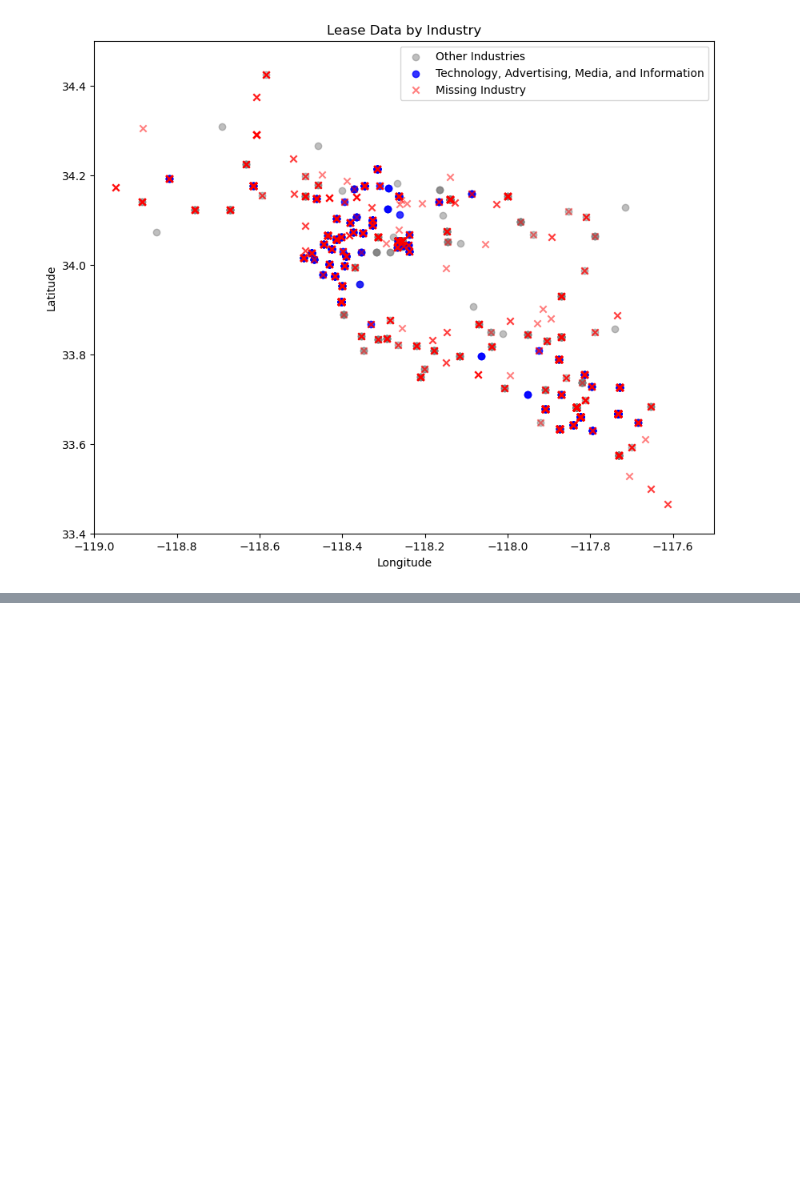
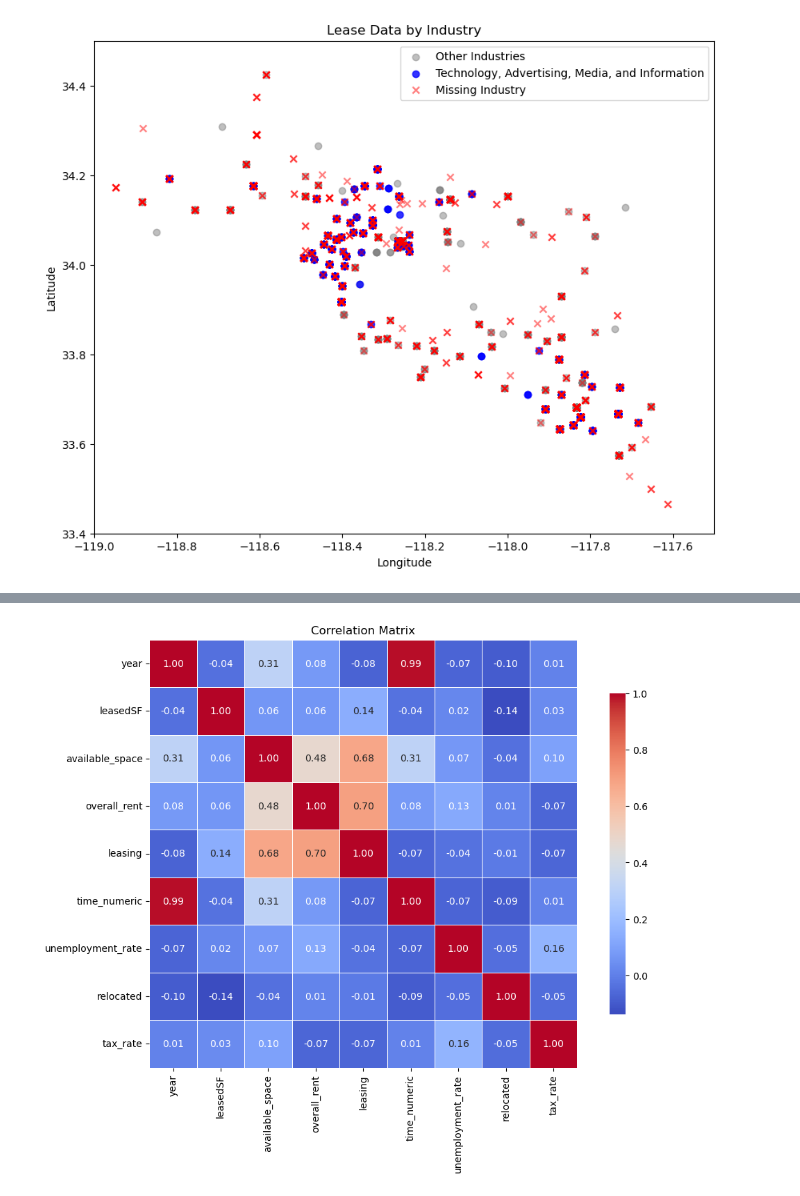
Before and after one commit to GlenFilson/ASADatafest25, a Jupyter notebook: Notebooks/glen.ipynb, the cells around one changed output, grey strips where cells are left out. Drawn from its saved outputs; the diff is of its cells as text; code cells hidden in the pictures; blank space fills up the shorter version.

```diff
--- a/Notebooks/glen.ipynb
+++ b/Notebooks/glen.ipynb
@@ -308,0 +698,21 @@ See the caveats in the documentation: https://pandas.pydata.org/pandas-docs/stab
+# %%
+import seaborn as sns
+import pandas as pd
+import matplotlib.pyplot as plt
+
+# Assuming you have the numeric_columns as already identified
+numeric_columns = focused_lease.select_dtypes(include=['number']).columns.tolist()
+
+# Create the correlation matrix
+correlation_matrix = focused_lease[include_columns].corr()
+
+# Plot the correlation matrix using a heatmap
+plt.figure(figsize=(12, 8))  # Adjust size for better readability
+sns.heatmap(correlation_matrix, annot=True, cmap='coolwarm', fmt='.2f',
+            linewidths=0.5, cbar_kws={'shrink': 0.75}, square=True)
+
+# Add labels and title
+plt.title("Correlation Matrix")
+plt.show()
+# %% [output]
+[figure, added]
```
Also changed, not shown: parts of 27 cells of this notebook, 13 other files.
